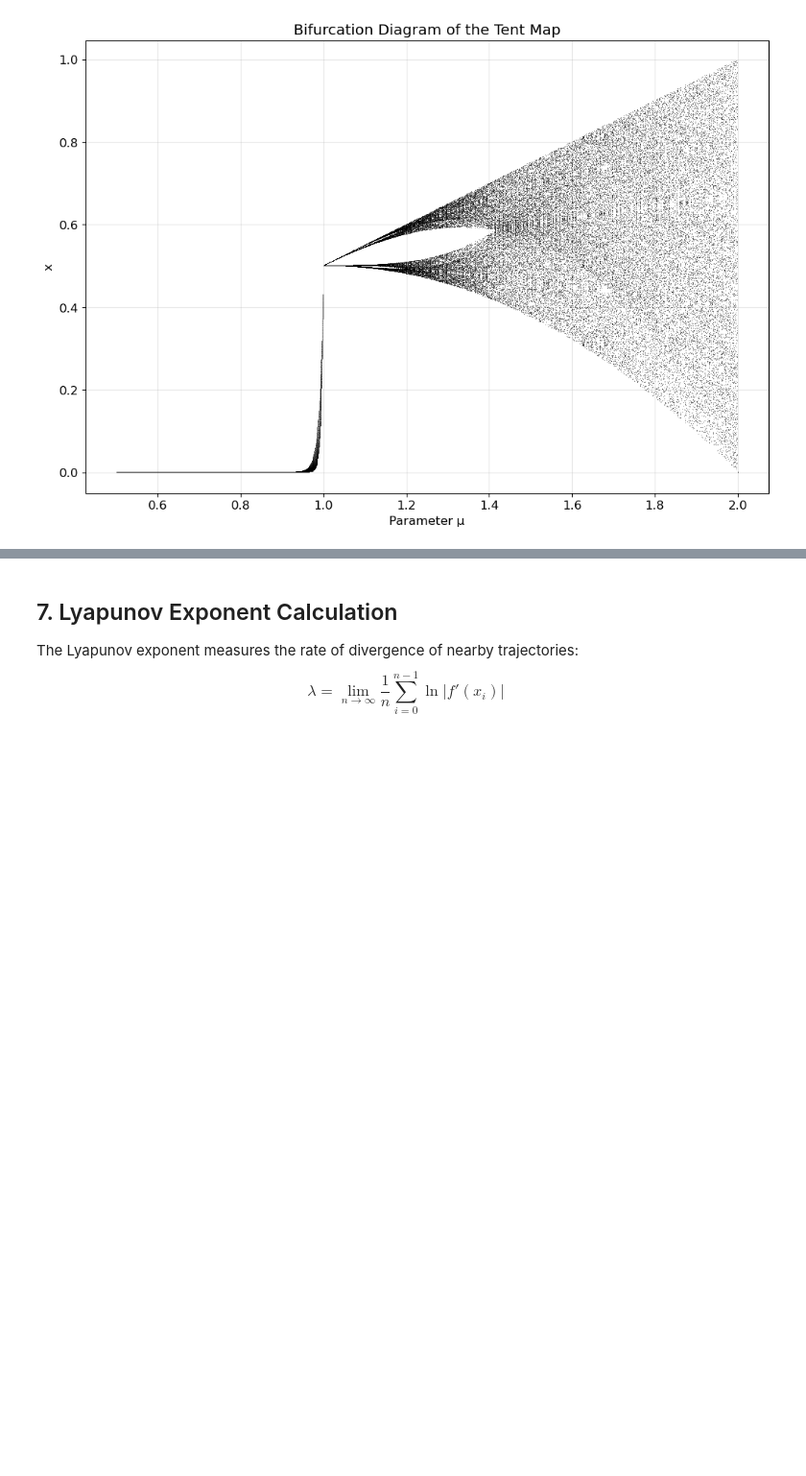
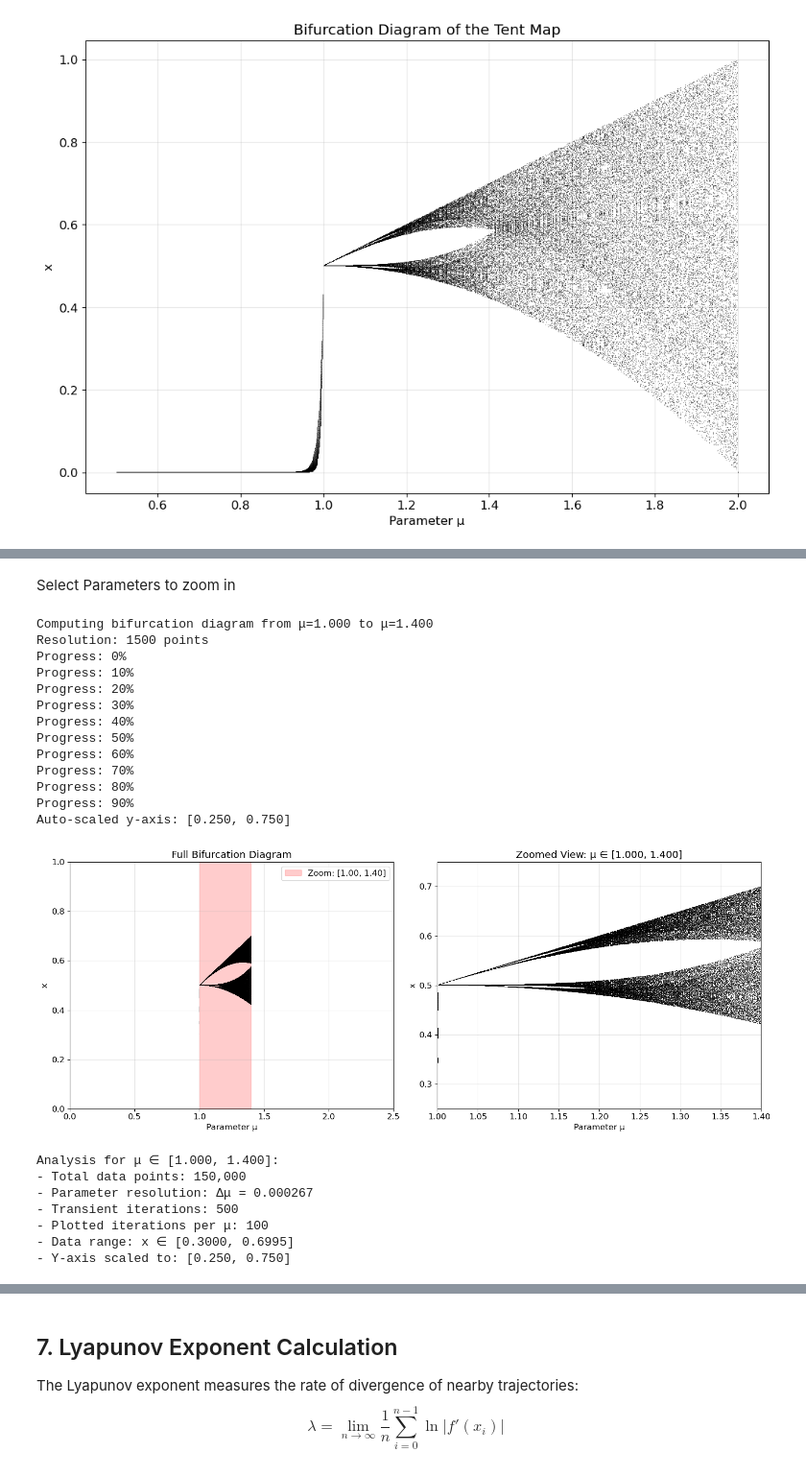
Before and after one commit to cosimo-radler/Complexity-Lab-1, a Jupyter notebook: Lab/tent_map/test.ipynb, the cells around one changed output, grey strips where cells are left out. Shown at 96% size. Drawn from its saved outputs; the diff is of its cells as text; code cells hidden in the pictures; blank space fills up the shorter version.

```diff
--- a/Lab/tent_map/test.ipynb
+++ b/Lab/tent_map/test.ipynb
@@ -276,0 +378,27 @@ Generating bifurcation diagram...
+# %% [markdown]
+Select Parameters to zoom in
+# %%
+# Example usage - zoom into chaotic region
+explore_bifurcation_diagram(mu_min=1, mu_max=1.4, mu_points=1500, x0=0.7, auto_scale_y=True)
+# %% [output]
+Computing bifurcation diagram from μ=1.000 to μ=1.400
+Resolution: 1500 points
+Progress: 0%
+Progress: 10%
+Progress: 20%
+Progress: 30%
+Progress: 40%
+Progress: 50%
+Progress: 60%
+Progress: 70%
+Progress: 80%
+Progress: 90%
+Auto-scaled y-axis: [0.250, 0.750]
+[figure, added]
+Analysis for μ ∈ [1.000, 1.400]:
+- Total data points: 150,000
+- Parameter resolution: Δμ = 0.000267
+- Transient iterations: 500
+- Plotted iterations per μ: 100
+- Data range: x ∈ [0.3000, 0.6995]
+- Y-axis scaled to: [0.250, 0.750]
```
Also changed, not shown: parts of 15 cells of this notebook, 1 other file.
